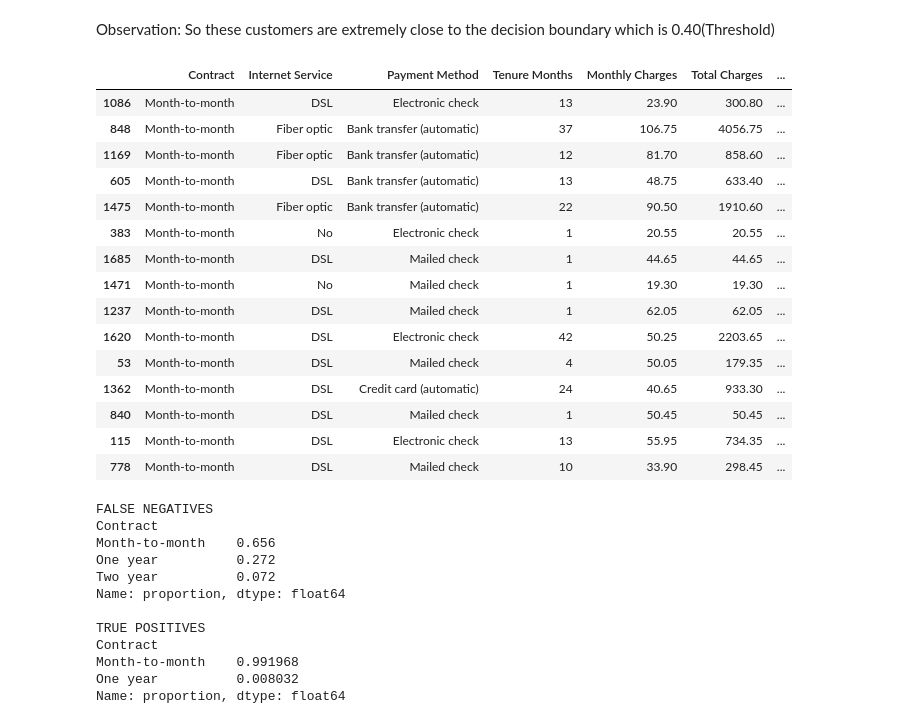
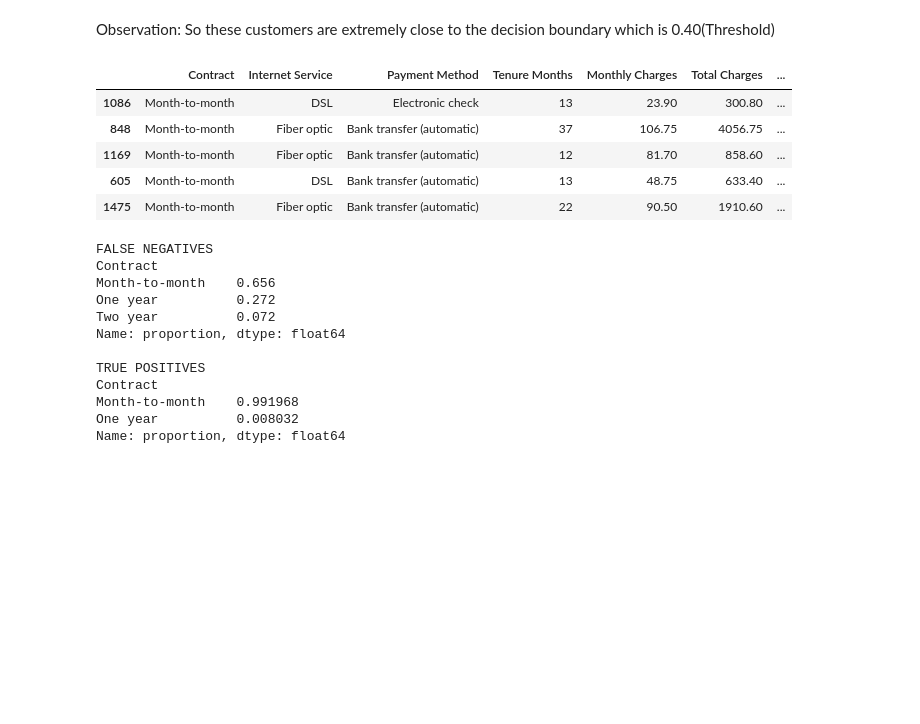
Before and after one commit to ArjunTechie118/Costumer-Churn-Prediction, a Jupyter notebook: notebook/02_model_training.ipynb, the cells around one changed output. Cells and saved outputs as stored; diff of their text form; code cells hidden in the pictures; blank space fills up the shorter version.

```diff
--- a/notebook/02_model_training.ipynb
+++ b/notebook/02_model_training.ipynb
@@ -1000,35 +894,25 @@ So these customers are extremely close to the decision boundary which is 0.40(Th
 # %%
 false_negatives[
     [
         "Contract",
         "Internet Service",
         "Payment Method",
         "Tenure Months",
         "Monthly Charges",
         "Total Charges",
         "Churn Probability"
     ]
 ].sort_values(
     "Churn Probability",
     ascending=False
-).head(15)
+).head(5)
 # %% [output]
 |  | Contract | Internet Service | Payment Method | Tenure Months | Monthly Charges | Total Charges | ... |
 | 1086 | Month-to-month | DSL | Electronic check | 13 | 23.90 | 300.80 | ... |
 | 848 | Month-to-month | Fiber optic | Bank transfer (automatic) | 37 | 106.75 | 4056.75 | ... |
 | 1169 | Month-to-month | Fiber optic | Bank transfer (automatic) | 12 | 81.70 | 858.60 | ... |
 | 605 | Month-to-month | DSL | Bank transfer (automatic) | 13 | 48.75 | 633.40 | ... |
 | 1475 | Month-to-month | Fiber optic | Bank transfer (automatic) | 22 | 90.50 | 1910.60 | ... |
-| 383 | Month-to-month | No | Electronic check | 1 | 20.55 | 20.55 | ... |
-| 1685 | Month-to-month | DSL | Mailed check | 1 | 44.65 | 44.65 | ... |
-| 1471 | Month-to-month | No | Mailed check | 1 | 19.30 | 19.30 | ... |
-| 1237 | Month-to-month | DSL | Mailed check | 1 | 62.05 | 62.05 | ... |
-| 1620 | Month-to-month | DSL | Electronic check | 42 | 50.25 | 2203.65 | ... |
-| 53 | Month-to-month | DSL | Mailed check | 4 | 50.05 | 179.35 | ... |
-| 1362 | Month-to-month | DSL | Credit card (automatic) | 24 | 40.65 | 933.30 | ... |
-| 840 | Month-to-month | DSL | Mailed check | 1 | 50.45 | 50.45 | ... |
-| 115 | Month-to-month | DSL | Electronic check | 13 | 55.95 | 734.35 | ... |
-| 778 | Month-to-month | DSL | Mailed check | 10 | 33.90 | 298.45 | ... |
 # %%
 print("FALSE NEGATIVES")
 print(false_negatives["Contract"].value_counts(normalize=True))
```
Also changed, not shown: parts of 29 cells of this notebook, 8 other files.
